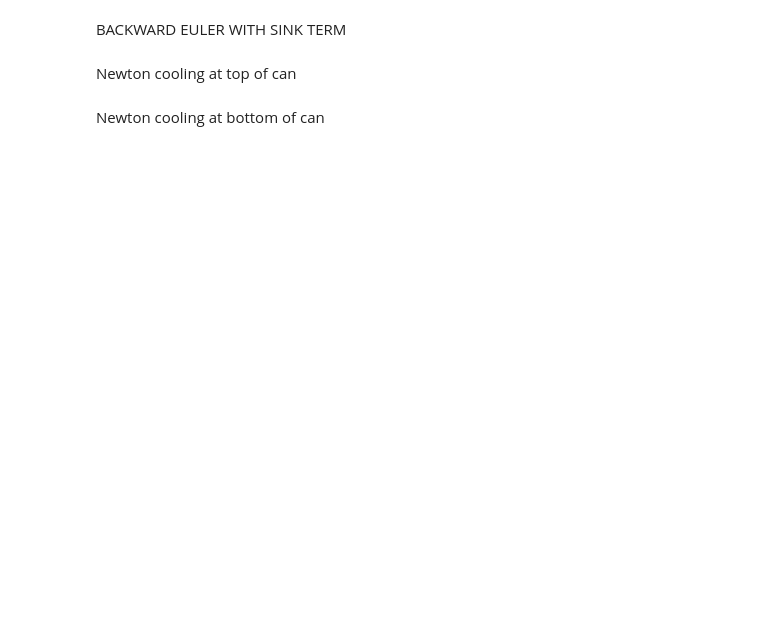
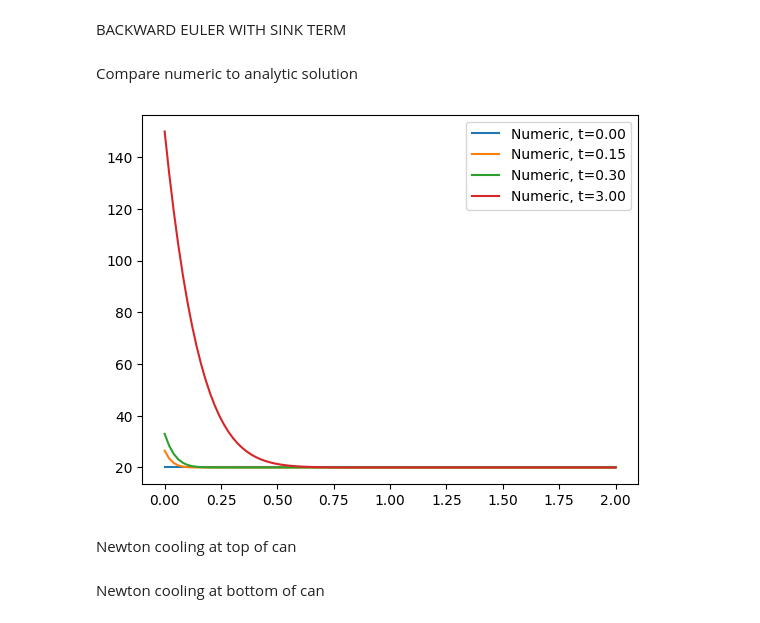
Before and after one commit to markalvaress/Drinks_Cans_IM, a Jupyter notebook: Consolidated_Code_Oct24.ipynb, the cells around one changed output. Cells and saved outputs as stored; diff of their text form; code cells hidden in the pictures; blank space fills up the shorter version.

Commit message:
dirichlet simulation updated for arbitrary param values

```diff
--- a/Consolidated_Code_Oct24.ipynb
+++ b/Consolidated_Code_Oct24.ipynb
@@ -104,3 +69,42 @@ plt.show()
+# %%
+# User defined parameters
+
+b0 = 150 # u(0,t)= b0 (boundary cond)
+bL = 20 # u(L,t)= bL (boundary cond)
+D = 0.01 # thermal diffusivity coefficient - in the liquid
+a = 0 # heat transfer coefficient of liquid through container to air - for sink term along sides of can
+T = 3 # final time
+L = 2 # Length (i.e. height) of the can
+Nt_points = 2000    # number of timesteps
+Nx_points = 100   # number of spaces in x
+
+u_inf = bL # air temperature - for this problem we say that the temperature at end of rod is fixed at air temp
+
+# Set initial condition
+u0 = np.zeros(Nx_points)
+u0[0] = b0
+u0[1:] = bL*np.ones(Nx_points-1)
+# %%
+# Then we run the simulation
+U = simulate_dirichlet_sink(u0, lambda t: b0, D, T, Nt_points, L, Nx_points, 0)
+
+# NOTE: Might need to run this simulation without sink term to see if full can gets up to 80C like we need and note down time it reaches temp
+#   Will run with longer time horizon, ie set Nt_points higher and try this!
+# %% [markdown]
+Compare numeric to analytic solution
+# %%
+U_analyt = create_analytic_toy_fn(b0, bL, L, D)
+x = np.linspace(0,L,Nx_points)
+
+for t in (0, Nt_points//20, Nt_points//10, Nt_points - 1):
+    plt.plot(x, U[:, t], "-", label = f"Numeric, t={T * t/(Nt_points - 1):.2f}")
+    plt.plot(x, U_analyt(x, t * T/(Nt_points)), ".", label = f"Analytical, t={T * t/(Nt_points - 1):.2f}")
+
+
+plt.legend()
+plt.show()
+# %% [output]
+[figure, added]
 # %% [markdown]
 Newton cooling at top of can
 # %%
```
Also changed, not shown: parts of 6 cells of this notebook.
